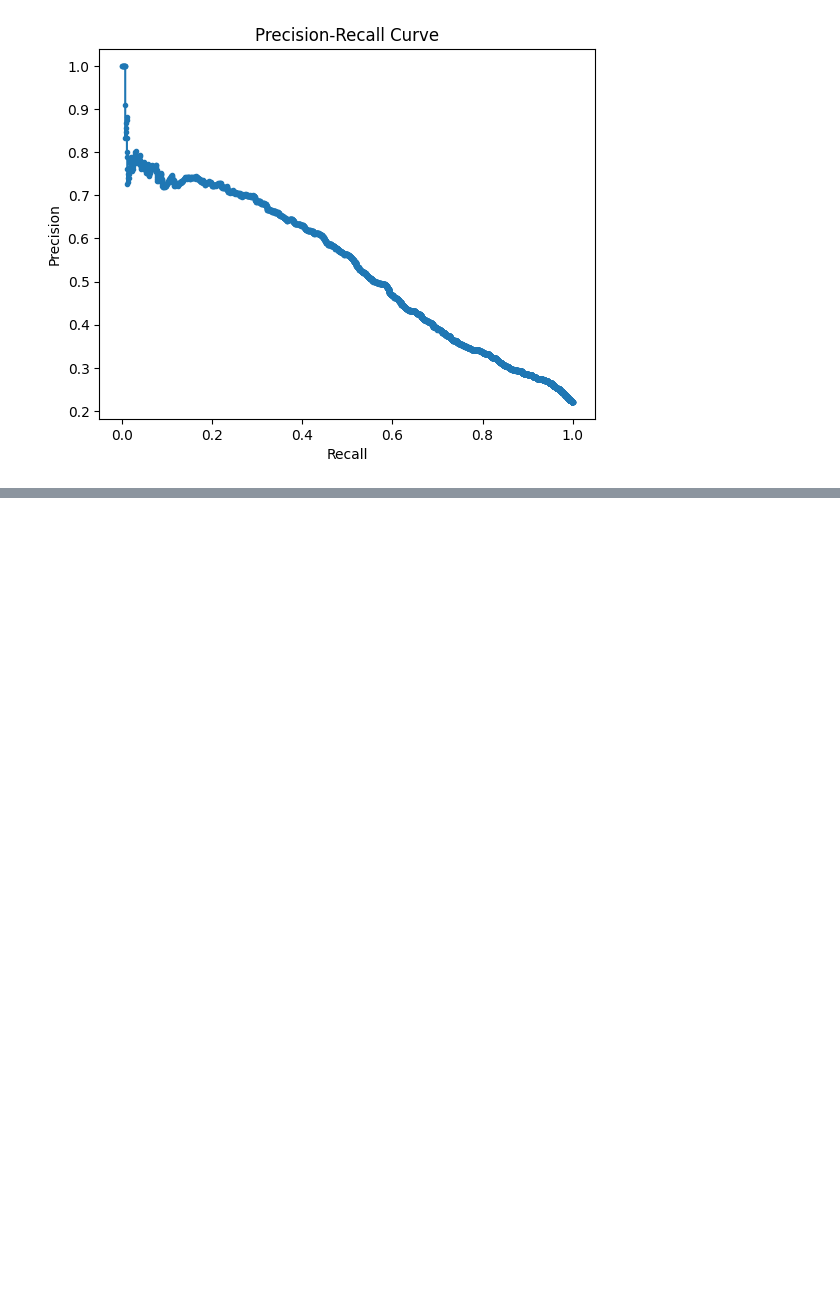
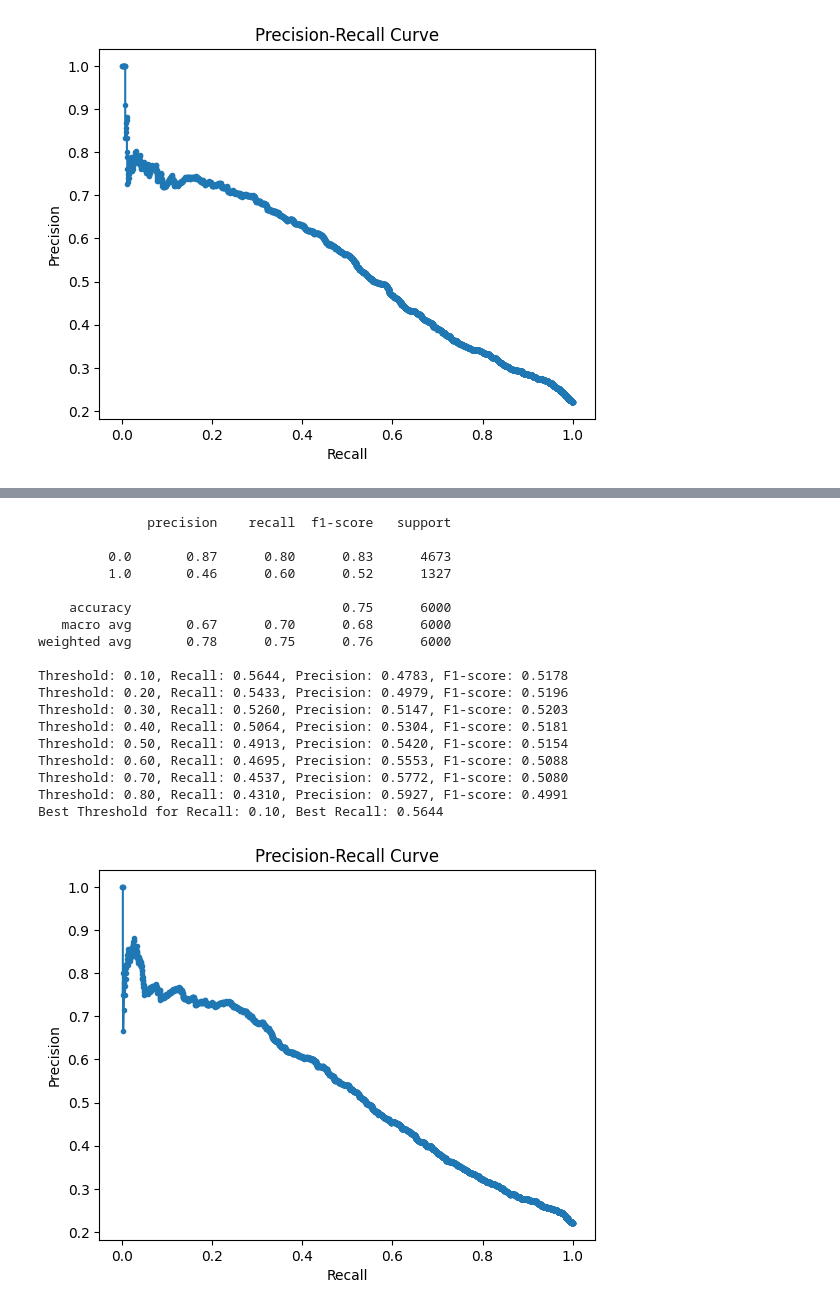
Before and after one commit to micah-shull/Machine_Learning_Pipelines, a Jupyter notebook: pipelines_07_pytorch_pipeline_01_imbalanced_data.ipynb, the cells around one changed output, grey strips where cells are left out. Cells and saved outputs as stored; diff of their text form; code cells hidden in the pictures; blank space fills up the shorter version.

Commit message:
Refactor SMOTE code. Revise order of operations for handling class imbalance

```diff
--- a/pipelines_07_pytorch_pipeline_01_imbalanced_data.ipynb
+++ b/pipelines_07_pytorch_pipeline_01_imbalanced_data.ipynb
@@ -455,0 +624,32 @@ The best recall value of 0.6518 at a threshold of 0.10 indicates that the model
+# %%
+import numpy as np
+import torch
+from imbalanced_data_utils import evaluate_model_with_smote
+
+# Assign variables
+url = "https://archive.ics.uci.edu/ml/machine-learning-databases/00350/default%20of%20credit%20card%20clients.xls"
+categorical_columns = ['sex', 'education', 'marriage']
+target = 'default_payment_next_month'
+
+# Run the function
+evaluate_model_with_smote(url, categorical_columns, target)
+# %% [output]
+              precision    recall  f1-score   support
+
+         0.0       0.87      0.80      0.83      4673
+         1.0       0.46      0.60      0.52      1327
+
+    accuracy                           0.75      6000
+   macro avg       0.67      0.70      0.68      6000
+weighted avg       0.78      0.75      0.76      6000
+
+Threshold: 0.10, Recall: 0.5644, Precision: 0.4783, F1-score: 0.5178
+Threshold: 0.20, Recall: 0.5433, Precision: 0.4979, F1-score: 0.5196
+Threshold: 0.30, Recall: 0.5260, Precision: 0.5147, F1-score: 0.5203
+Threshold: 0.40, Recall: 0.5064, Precision: 0.5304, F1-score: 0.5181
+Threshold: 0.50, Recall: 0.4913, Precision: 0.5420, F1-score: 0.5154
+Threshold: 0.60, Recall: 0.4695, Precision: 0.5553, F1-score: 0.5088
+Threshold: 0.70, Recall: 0.4537, Precision: 0.5772, F1-score: 0.5080
+Threshold: 0.80, Recall: 0.4310, Precision: 0.5927, F1-score: 0.4991
+Best Threshold for Recall: 0.10, Best Recall: 0.5644
+[figure, added]
```
Also changed, not shown: parts of 7 cells of this notebook.
